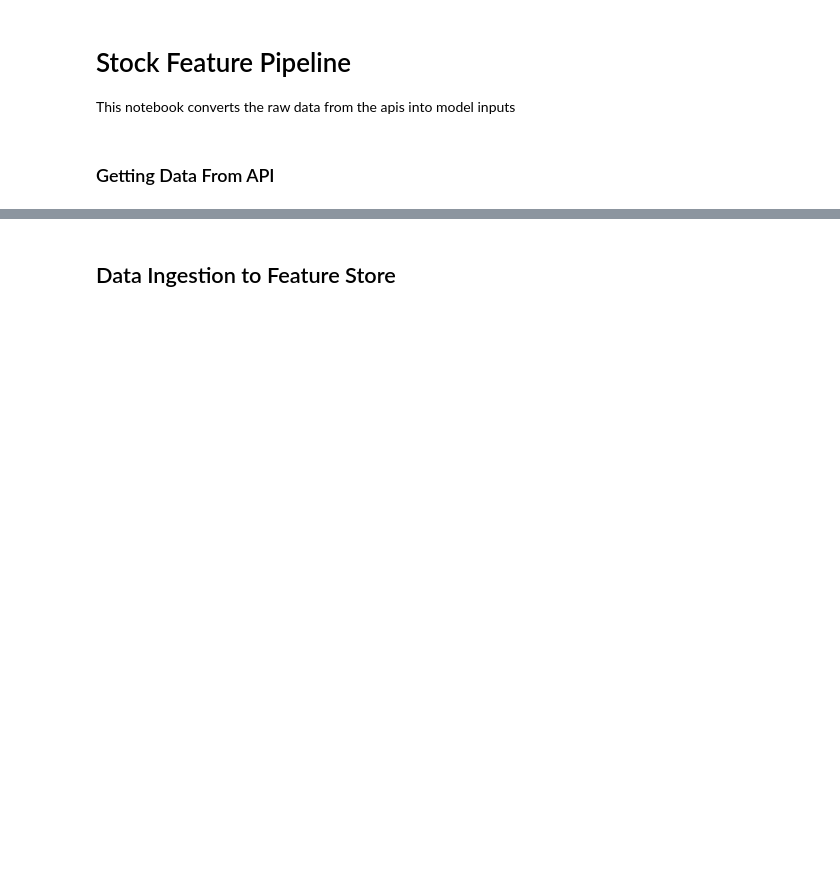
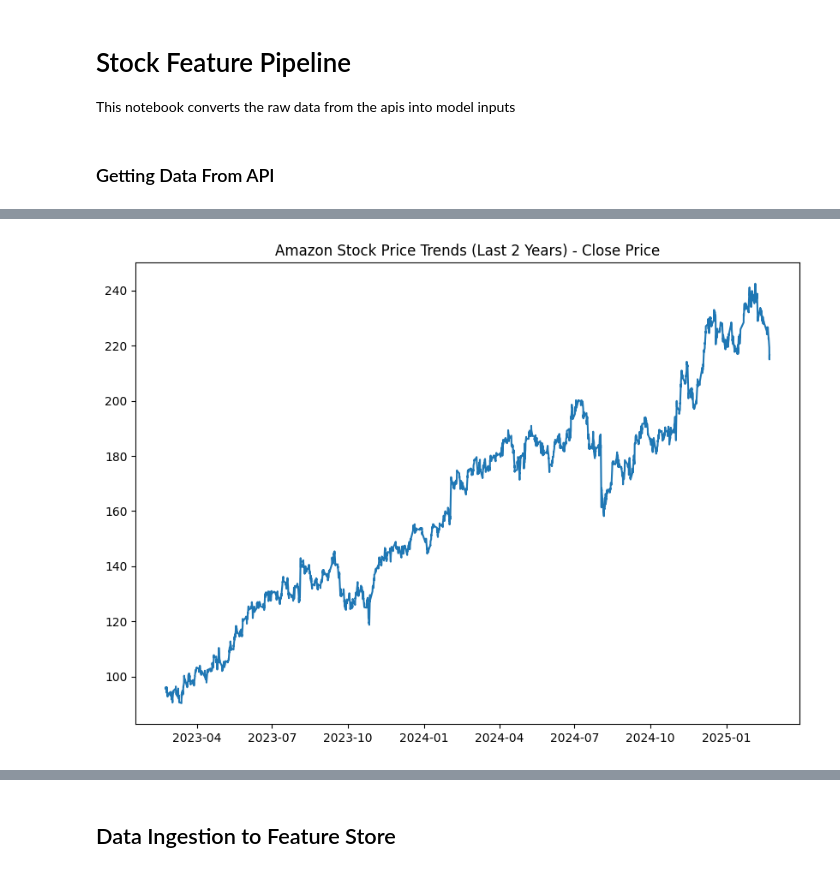
Before and after one commit to amulyaprasanth/hourly_amazon_stock_prediction, a Jupyter notebook: notebooks/backfill_features.ipynb, the cells around one changed output, grey strips where cells are left out. Drawn from its saved outputs; the diff is of its cells as text; code cells hidden in the pictures; blank space fills up the shorter version.

```diff
--- a/notebooks/backfill_features.ipynb
+++ b/notebooks/backfill_features.ipynb
@@ -113,0 +81,8 @@ data.head(10)
+# %%
+
+plt.figure(figsize=(10, 7))
+plt.plot(data['datetime'], data['close'], label='Close Price')
+plt.title("Amazon Stock Price Trends (Last 2 Years) - Close Price")
+plt.show()
+# %% [output]
+[figure, added]
```
Also changed, not shown: parts of 19 cells of this notebook, 7 other files.
